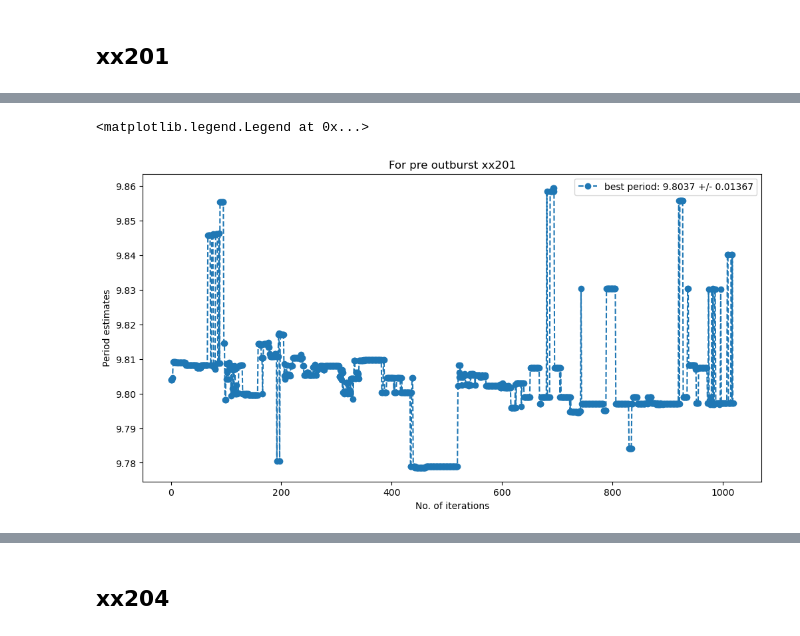
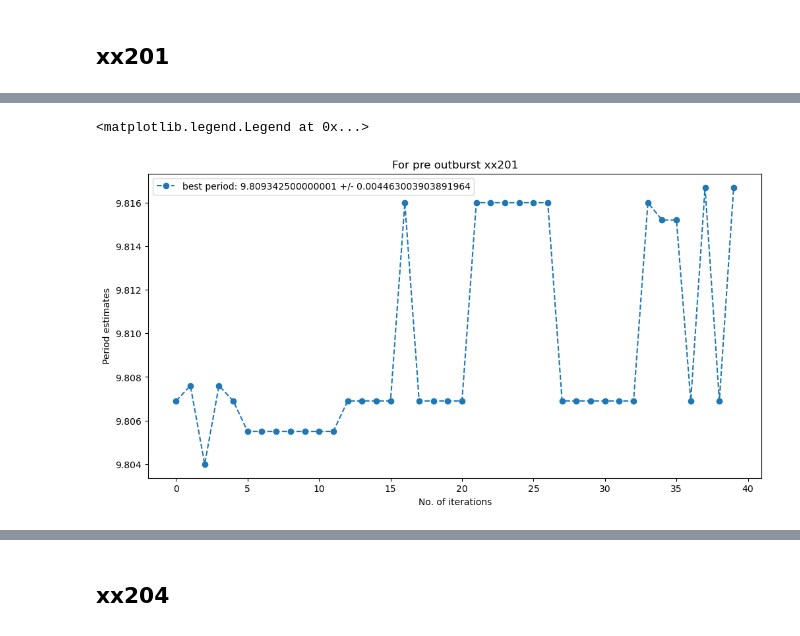
Before and after one commit to supremeKAI40/ULXP_thesis_analysis, a Jupyter notebook: nicer/nb_bootstrap_reportin.ipynb, the cells around one changed output, grey strips where cells are left out. Cells and saved outputs as stored; diff of their text form; code cells hidden in the pictures.

Commit message:
Addint_bootstrap script

```diff
--- a/nicer/nb_bootstrap_reportin.ipynb
+++ b/nicer/nb_bootstrap_reportin.ipynb
@@ -6,7 +6,7 @@ from astropy.io import fits
 # %% [markdown]
 ## xx201
 # %%
-df=pd.read_csv('./bootstrap_error/6050390201/best_fit_period_0.01bin_1000.txt',sep='\t',header=None)
+df=pd.read_csv('./bootstrap_error/6050390201/best_fit_period_0.01bin_40.txt',sep='\t',header=None)
 # df1=pd.read_csv('./bootstrap_error/6050390201/best_fit_period_100.1.txt',sep='\t')
-df.head()
+df.info()
 # %% [output]
@@ -37,11 +32,10 @@ plt.legend()
 # %%
 plt.figure(figsize=(12,6))
-plt.plot(np.arange(len(df[1])),df[1],'--o',label=f'best period: 9.8037 +/- 0.01367')
-#print('best period:',df[1].mean(),'+/-',df[1].std())
+plt.plot(np.arange(len(df[1])),df[1],'--o',label=f'best period: {df[1].mean()} +/- {df[1].std()}')
 plt.title('For pre outburst xx201')
 plt.xlabel('No. of iterations')
 plt.ylabel('Period estimates')
 plt.legend()
 # %% [output]
 <matplotlib.legend.Legend at 0x...>
-[figure, old version]
+[figure, new version]
```
Also changed, not shown: parts of 54 cells of this notebook, 5 other files.
